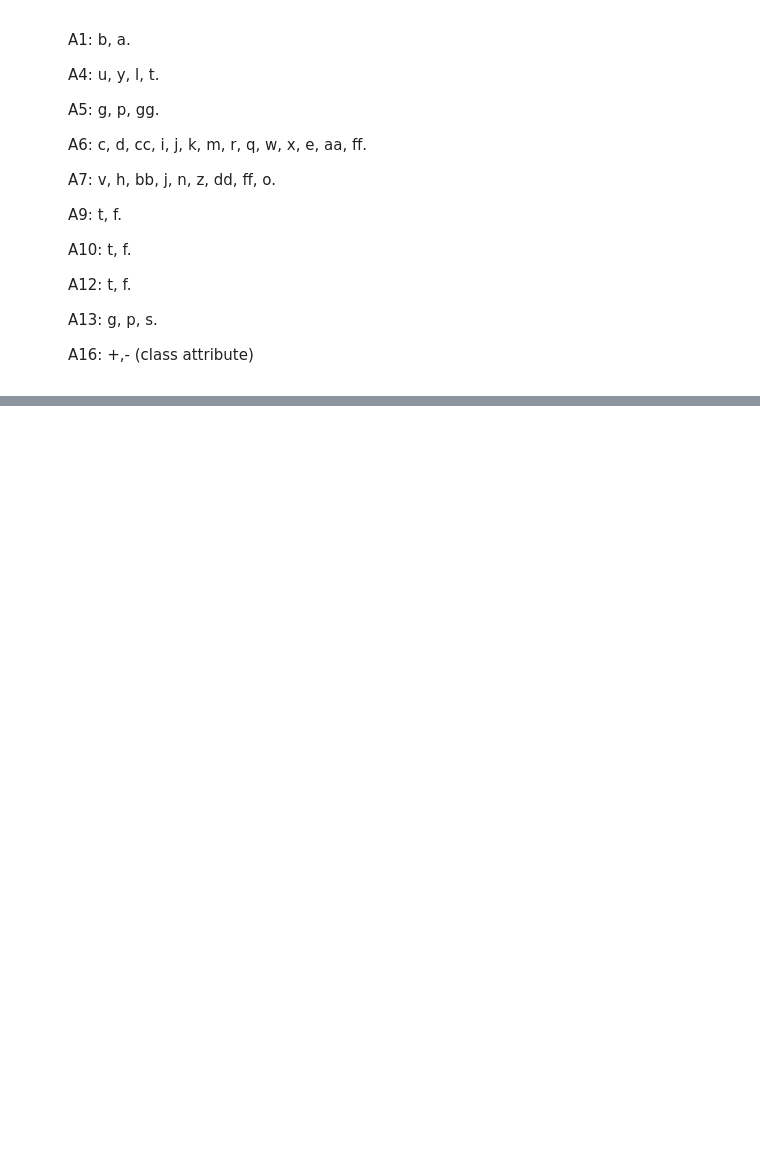
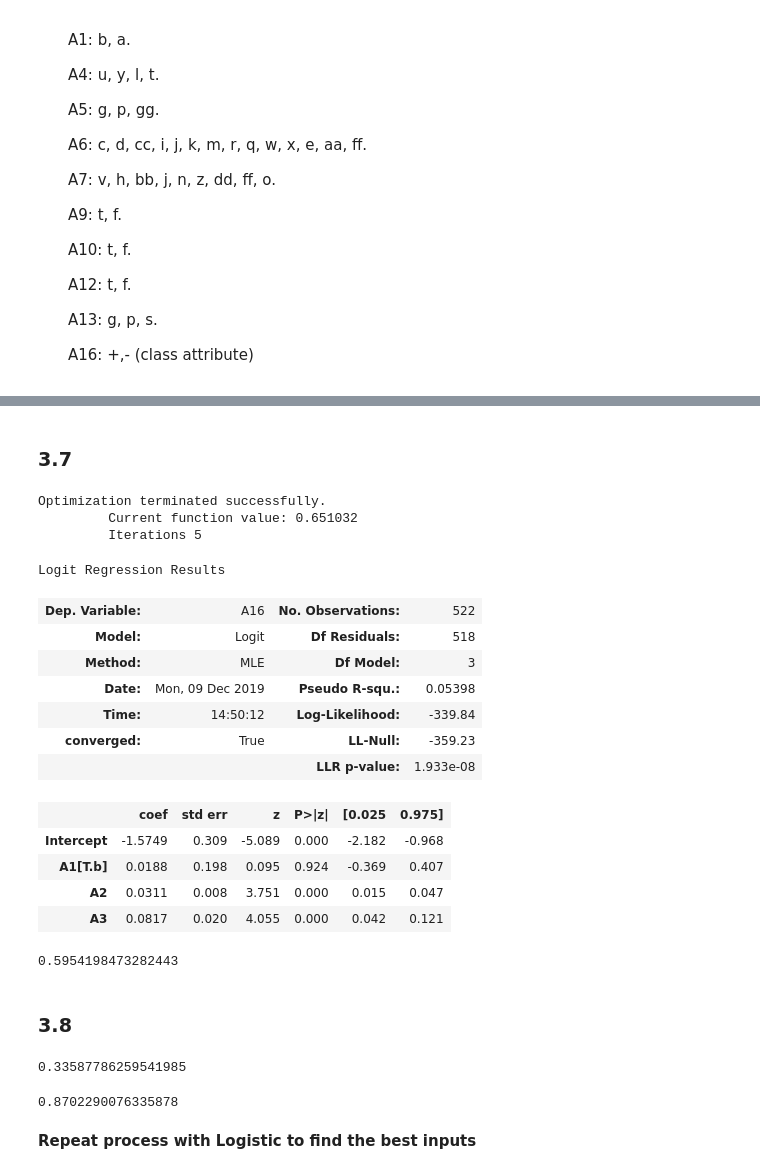
Before and after one commit to bmaxwell99/INFO-370, a Jupyter notebook: Final/In progress.ipynb, the cells around one changed output, grey strips where cells are left out. Cells and saved outputs as stored; diff of their text form; code cells hidden in the pictures; blank space fills up the shorter version.

```diff
--- a/Final/In progress.ipynb
+++ b/Final/In progress.ipynb
@@ -273,0 +382,45 @@ data.describe()
+# %% [markdown]
+### 3.7
+# %%
+#arbitrarily choose the first three variables to start with
+m = smf.logit(formula = 'A16 ~ A1 + A2 + A3', data=train).fit()
+m.summary()
+# %% [output]
+Optimization terminated successfully.
+         Current function value: 0.651032
+         Iterations 5
+Logit Regression Results
+| Dep. Variable: | A16 | No. Observations: | 522 |
+| Model: | Logit | Df Residuals: | 518 |
+| Method: | MLE | Df Model: | 3 |
+| Date: | Mon, 09 Dec 2019 | Pseudo R-squ.: | 0.05398 |
+| Time: | 14:50:12 | Log-Likelihood: | -339.84 |
+| converged: | True | LL-Null: | -359.23 |
+|  |  | LLR p-value: | 1.933e-08 |
+|  | coef | std err | z | P>|z| | [0.025 | 0.975] |
+| Intercept | -1.5749 | 0.309 | -5.089 | 0.000 | -2.182 | -0.968 |
+| A1[T.b] | 0.0188 | 0.198 | 0.095 | 0.924 | -0.369 | 0.407 |
+| A2 | 0.0311 | 0.008 | 3.751 | 0.000 | 0.015 | 0.047 |
+| A3 | 0.0817 | 0.020 | 4.055 | 0.000 | 0.042 | 0.121 |
+# %%
+#Logit with 'A16 ~ A1 + A2 + A3'
+accuracy(m)
+# %% [output]
+0.5954198473282443
+# %% [markdown]
+### 3.8
+# %%
+#Adding only columns that increase the prediction accuracy above the benchmark I arrive at the following OLS model
+m = smf.ols(formula = 'A16 ~ A3 + A6 + A8 + A9', data=train).fit()
+
+#compares to benchmark accuracy
+accuracy(m) - bench_acc
+# %% [output]
+0.33587786259541985
+# %%
+#Percentage correct with 'best' OLS model(A16 ~ A3 + A6 + A8 + A9)
+accuracy(m)
+# %% [output]
+0.8702290076335878
+# %% [markdown]
+__Repeat process with Logistic to find the best inputs__
```
Also changed, not shown: parts of 26 cells of this notebook, 1 other file.
